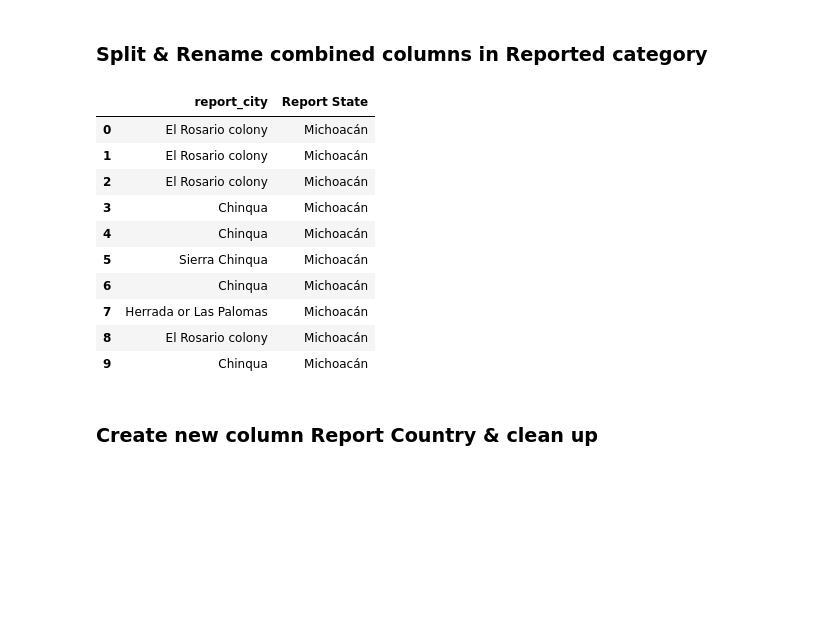
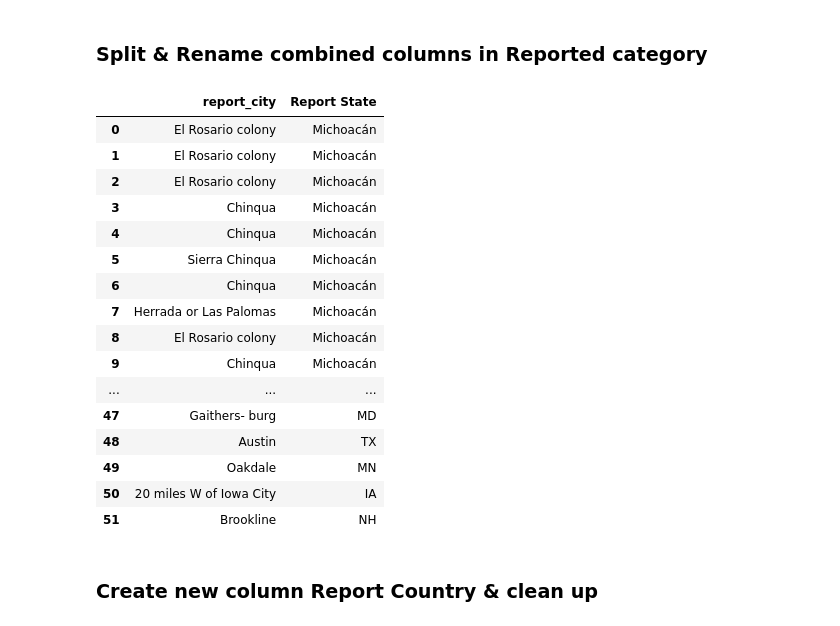
Before and after one commit to ArinkB/Monarchs, a Jupyter notebook: Data/Monarchs_1995_cleanup.ipynb, the cells around one changed output. Drawn from its saved outputs; the diff is of its cells as text; code cells hidden in the pictures; blank space fills up the shorter version.

```diff
--- a/Data/Monarchs_1995_cleanup.ipynb
+++ b/Data/Monarchs_1995_cleanup.ipynb
@@ -80,22 +80,29 @@ df2.head(10)
 # %%
 df.loc[df['Where Recovered'].str.contains("\n", na=False), "Where Recovered"] = df.loc[df['Where Recovered'].str.contains("\n", na=False), "Where Recovered"].str.replace("\n", " ")
 df3 = df['Where Recovered'].str.split(', ', expand=True, n=1)
 df3.columns = ['report_city', 'Report State']
 df3['Report State'] = df3['Report State'].str.strip()
 df3.loc[df3['Report State'] == 'Mexico', 'Report State'] = 'Michoacán'
-df3.head(10)
+df3.loc[df3['Report State'] == 'NY:', 'Report State'] = 'NY'
+df3
 # %% [output]
 |  | report_city | Report State |
 | 0 | El Rosario colony | Michoacán |
 | 1 | El Rosario colony | Michoacán |
 | 2 | El Rosario colony | Michoacán |
 | 3 | Chinqua | Michoacán |
 | 4 | Chinqua | Michoacán |
 | 5 | Sierra Chinqua | Michoacán |
 | 6 | Chinqua | Michoacán |
 | 7 | Herrada or Las Palomas | Michoacán |
 | 8 | El Rosario colony | Michoacán |
 | 9 | Chinqua | Michoacán |
+| ... | ... | ... |
+| 47 | Gaithers- burg | MD |
+| 48 | Austin | TX |
+| 49 | Oakdale | MN |
+| 50 | 20 miles W of Iowa City | IA |
+| 51 | Brookline | NH |
 # %% [markdown]
 ### Create new column Report Country & clean up
 # %%
```
Also changed, not shown: parts of 1 cell of this notebook, 5 other files.
